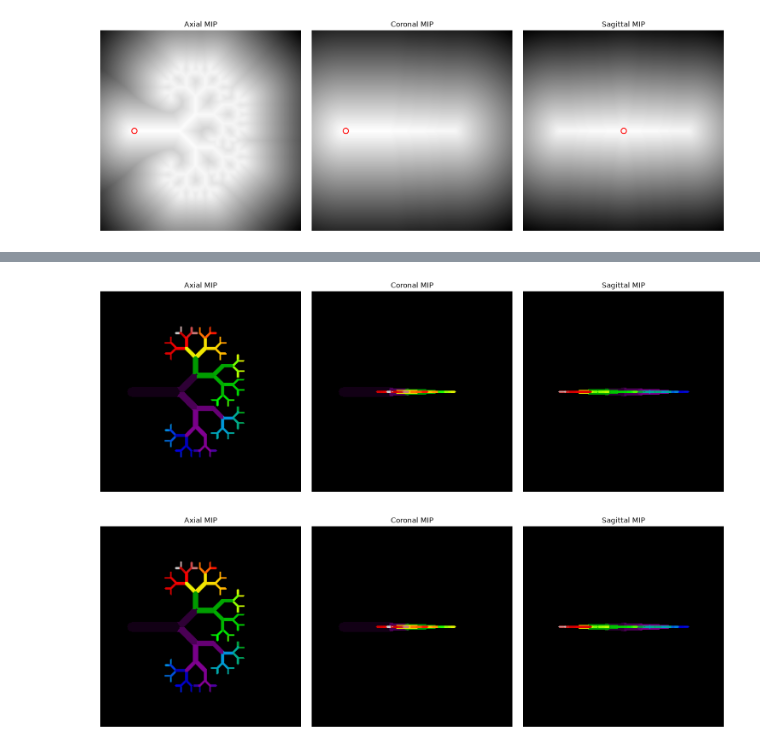
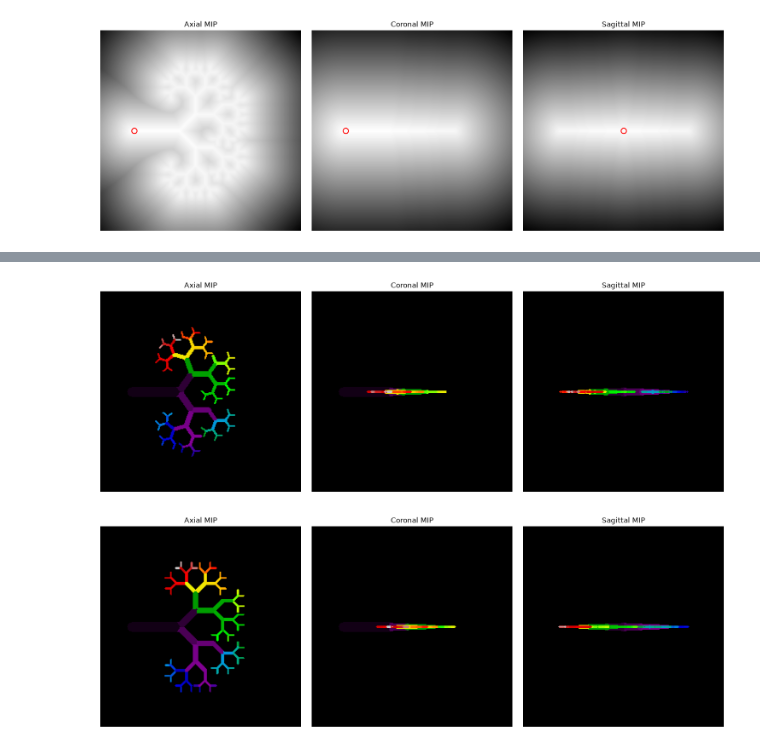
Before and after one commit to JakeKitzmann/PCCTAirwaySegmentationPrototyping, a Jupyter notebook: Prototyping/SyntheticTesting.ipynb, the cells around one changed output, grey strips where cells are left out. Cells and saved outputs as stored; diff of their text form; code cells hidden in the pictures.

Commit message:
update synthetic notebook with steeper diverging branches

```diff
--- a/Prototyping/SyntheticTesting.ipynb
+++ b/Prototyping/SyntheticTesting.ipynb
@@ -601,11 +602,10 @@ class SyntheticTube:
                 f"Available {branch['available']:.2f}"
             )
 # %%
-airway = SyntheticTube(
+fixed_airway = SyntheticTube(
     size=(256, 256, 256)
 )
-
-airway.make_tree(
+fixed_airway.make_tree(
     centerline=[
         (128, 128, 40),
         (128, 128, 70),
@@ -618,9 +618,25 @@ airway.make_tree(
     plane_normal=(1.0, 0.0, 0.0),
 )
 
-show_mip(airway.to_itk())
-airway.report_branches()
+moving_airway = SyntheticTube(
+    size=(256, 256, 256)
+)
+moving_airway.make_tree(
+    centerline=[
+        (128, 128, 40),
+        (128, 128, 70),
+        (128, 128, 100),
+    ],
+    radius=6,
+    generations=7,
+    branch_length=38,
+    bifurcation_angle=55.0,
+    plane_normal=(1.0, 0.0, 0.0),
+)
 
-collisions = airway.check_overlap()
-print(f"Overlapping branch pairs: {len(collisions)}")
+moving_image = moving_airway.to_itk()
+fixed_image = fixed_airway.to_itk()
+
+show_mip(moving_image)
+show_mip(fixed_image)
 # %% [output]
@@ -711,28 +709,28 @@ show_mip(branchLabelsImageGroundTruth, show_points=widestIndexGroundTruth, cmap=
 # %%
 ProjectAirwayType = itk.ProjectAirway[ImageType, LabelImageType]
 
 projectAirwayPrediction = ProjectAirwayType.New()
-projectAirwayPrediction.SetSegmentationImage(airway_itk)
+projectAirwayPrediction.SetSegmentationImage(moving_image)
 projectAirwayPrediction.SetBranchSkeletonLabelsImage(branchLabelsImagePrediction)
 projectAirwayPrediction.SetGenerationSkeletonLabelsImage(generationLabelsImagePrediction)
 projectAirwayPrediction.SetNumberOfNeighbors(5)
 projectAirwayPrediction.Update()
 projectedBranchLabelsImagePrediction = projectAirwayPrediction.GetBranchLabelsImage()
 show_mip(projectedBranchLabelsImagePrediction, cmap="nipy_spectral")
 
 projectAirwayGroundTruth = ProjectAirwayType.New()
-projectAirwayGroundTruth.SetSegmentationImage(airway_itk)
+projectAirwayGroundTruth.SetSegmentationImage(fixed_image)
 projectAirwayGroundTruth.SetBranchSkeletonLabelsImage(branchLabelsImageGroundTruth)
 projectAirwayGroundTruth.SetGenerationSkeletonLabelsImage(generationLabelsImageGroundTruth)
 projectAirwayGroundTruth.SetNumberOfNeighbors(5)
 projectAirwayGroundTruth.Update()
 projectedBranchLabelsImageGroundTruth = projectAirwayGroundTruth.GetBranchLabelsImage()
 show_mip(projectedBranchLabelsImageGroundTruth, cmap="nipy_spectral")
 
 moving_image = projectedBranchLabelsImagePrediction
 fixed_image = projectedBranchLabelsImageGroundTruth
 # %% [output]
-[figure, old version]
+[figure, new version]
 [figure]
 # %%
 n_branches_prediction = skeletonLabelingPrediction.GetNumberOfBranches()
```
Also changed, not shown: parts of 13 cells of this notebook.
